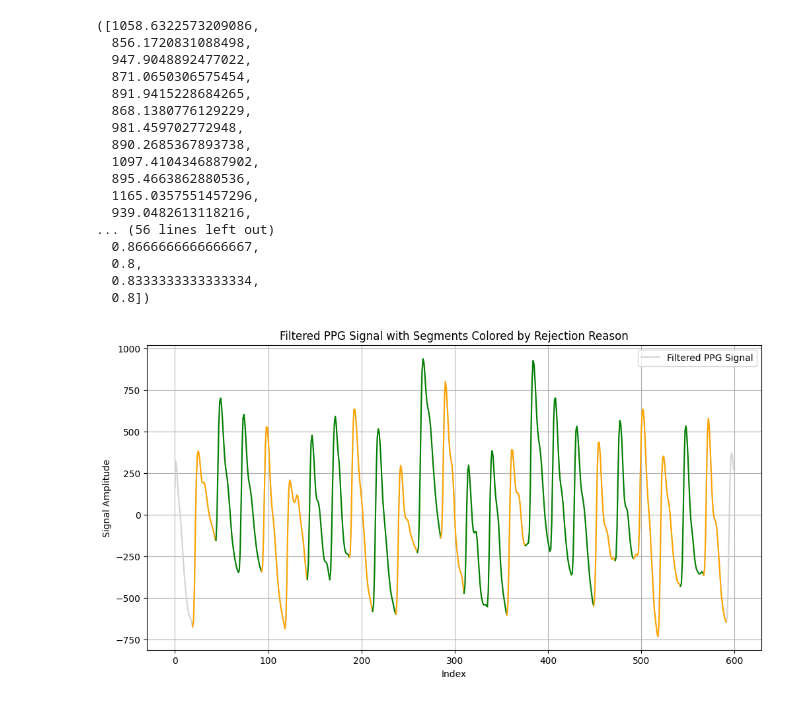
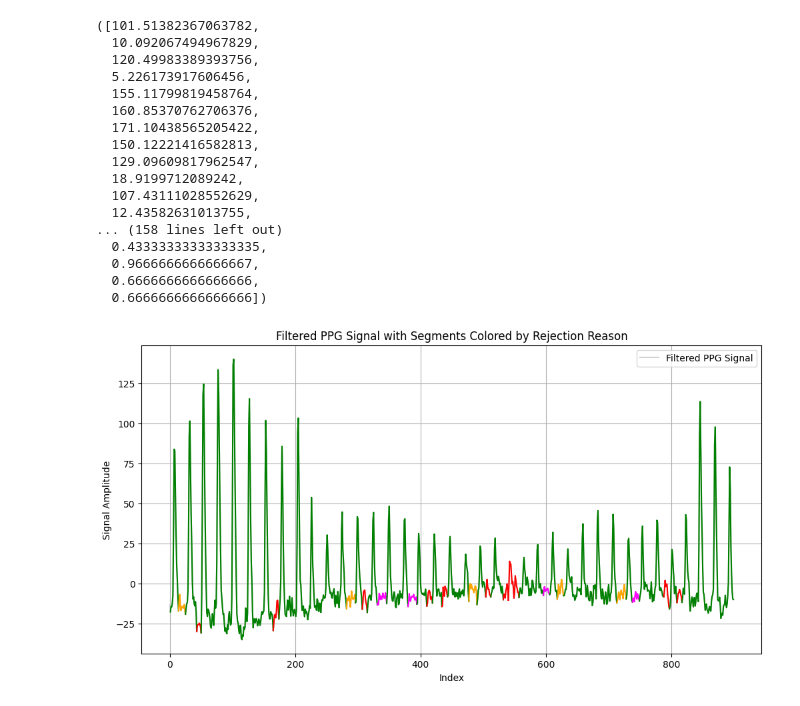
Before and after one commit to EmanuelMairoll/VitalVision, a Jupyter notebook: signal/VitalVision-signal-playground/notebooks/01_ppg_tests.ipynb, the cells around one changed output. Saved outputs shown, nothing was run; the diff lists cells and outputs as text; code cells hidden in the pictures.

```diff
--- a/signal/VitalVision-signal-playground/notebooks/01_ppg_tests.ipynb
+++ b/signal/VitalVision-signal-playground/notebooks/01_ppg_tests.ipynb
@@ -69,16 +64,13 @@ def butter_bandpass_filter(data, lowcut, highcut, fs, order=5):
     return y
 
 
-# Define the bandpass filter parameters
-lowcut = 0.5  # Low frequency bound in Hz
-highcut = 5  # High frequency bound in Hz
-fs = 30.0  # Sampling frequency in Hz
-order = 1  # Filter order
+lowcut = 1
+highcut = 10
+fs = 30.0
+order = 1
 
-# Filter the PPG data
 filtered_data = butter_bandpass_filter(normalized_data, lowcut, highcut, fs, order=order)
 
-# Plot both the normalized and filtered PPG data
 plt.figure(figsize=(12, 6))
 plt.plot(stripped_time, normalized_data, label='Normalized PPG Signal')
 plt.plot(stripped_time, filtered_data, label='Bandpass Filtered PPG Signal')
@@ -146,6 +137,10 @@ class Pulse:
         """Returns the depth difference between the end and start trough."""
         return self.signal[self.end_trough_index] - self.signal[self.start_trough_index]
 
+    def relative_depth_difference(self):
+        """Returns the relative depth difference between the end and start trough."""
+        return self.trough_depth_difference() / self.signal[self.peak_index]
+
     def pulse_width(self, fs):
         """Returns the pulse width based on the sampling frequency."""
         return (self.end_trough_index - self.start_trough_index) / fs
@@ -164,14 +159,11 @@ def find_peaks(signal, trough_indices):
         peak_indices.append(peak_index)
     return peak_indices
 
-# Example usage:
 trough_indices = find_troughs_from_envelope(filtered_data, lower_envelope_est)
 peak_indices = find_peaks(filtered_data, trough_indices)
 
-# Create a figure and axes for plotting
 fig, ax = plt.subplots(figsize=(12, 6))
 
-# Creating and plotting all Pulse objects on the same plot
 pulses = [Pulse(filtered_data, trough_indices[i], peak_indices[i], trough_indices[i + 1]) for i in range(len(peak_indices))]
 for pulse in pulses:
     pulse.plot_pulse(ax)
@@ -187,80 +179,78 @@ plt.show()
 
 
 amplitude_values = [pulse.amplitude() for pulse in pulses]
-amplitude_min_threshold = 20
+# TODO: Determine sensible thresholds for these values, these are just placeholders
+amplitude_min_threshold = 10
 amplitude_max_threshold = 2000
 
-trough_depth_values = [pulse.trough_depth_difference() for pulse in pulses]
-trough_depth_difference_min_threshold = -250
-trough_depth_difference_max_threshold = 250
+trough_depth_values = [pulse.relative_depth_difference() for pulse in pulses]
+trough_depth_difference_min_threshold = -0.25 #  -25% of the amplitude value
+trough_depth_difference_max_threshold = 0.25 # 25% of the amplitude value
 
 pulse_width_values = [pulse.pulse_width(fs) for pulse in pulses]
-pulse_width_min_threshold = 0.5
-pulse_width_max_threshold = 1
+pulse_width_min_threshold = 1/3 # 0.333 seconds / 180 bpm
+pulse_width_max_threshold = 1.5 # 1.5 seconds / 40 bpm
 
 amplitude_values, trough_depth_values, pulse_width_values
 # %% [output]
-([1058.6322573209086,
-  856.1720831088498,
-  947.9048892477022,
-  871.0650306575454,
-  891.9415228684265,
-  868.1380776129229,
-  981.459702772948,
-  890.2685367893738,
-  1097.4104346887902,
-  895.4663862880536,
-  1165.0357551457296,
-  939.0482613118216,
-... (56 lines left out)
-  0.8666666666666667,
-  0.8,
-  0.8333333333333334,
-  0.8])
+([101.51382367063782,
+  10.092067494967829,
+  120.49983389393756,
+  5.226173917606456,
+  155.11799819458764,
+  160.85370762706376,
+  171.10438565205422,
+  150.12221416582813,
+  129.09609817962547,
+  18.9199712089242,
+  107.43111028552629,
+  12.43582631013755,
+... (158 lines left out)
+  0.43333333333333335,
+  0.9666666666666667,
+  0.6666666666666666,
+  0.6666666666666666])
 # %%
 # Calculate the validity for each characteristic
 amplitude_valid = [(amplitude_min_threshold <= value <= amplitude_max_threshold) for value in amplitude_values]
 trough_depth_valid = [(trough_depth_difference_min_threshold <= value <= trough_depth_difference_max_threshold) for value in trough_depth_values]
 pulse_width_valid = [(pulse_width_min_threshold <= value <= pulse_width_max_threshold) for value in pulse_width_values]
 
-# Initialize validity checks and plot setup
 valid_indices = []
 plt.figure(figsize=(12, 6))
 plt.plot(filtered_data, label='Filtered PPG Signal', color='lightgray')
 
-# Iterate over pulses and check validity
 for i, pulse in enumerate(pulses):
     start, end = pulse.start_trough_index, pulse.end_trough_index
     valid = True  # Assume segment is valid unless a check fails
 
     # Check each condition
-    if not amplitude_valid[i]:
-        segment_color = 'red'  # Amplitude invalid
+    if not pulse_width_valid[i]: # begin with pulse width, it's the strongest indicator
+        segment_color = 'red'  # Pulse width invalid
+        valid = False
+    elif not amplitude_valid[i]:
+        segment_color = 'magenta'  # Amplitude invalid
         valid = False
     elif not trough_depth_valid[i]:
         segment_color = 'orange'  # Trough depth invalid
         valid = False
-    elif not pulse_width_valid[i]:
-        segment_color = 'magenta'  # Pulse width invalid
-        valid = False
     else:
         segment_color = 'green'  # Valid segment
 
-    # Only store indices of valid segments
     if valid:
         valid_indices.append(i)
 
     # Plot the pulse segment with the determined color
     plt.plot(range(start, end + 1), filtered_data[start:end + 1], color=segment_color)
 
 plt.xlabel('Index')
 plt.ylabel('Signal Amplitude')
 plt.title('Filtered PPG Signal with Segments Colored by Rejection Reason')
 plt.grid(True)
 plt.legend()
 plt.show()
 # %% [output]
-[figure, old version]
+[figure, new version]
 # %%
 def align_pulses(pulses, fs):
     max_pulse_width = 0
```
Also changed, not shown: parts of 10 cells of this notebook.
